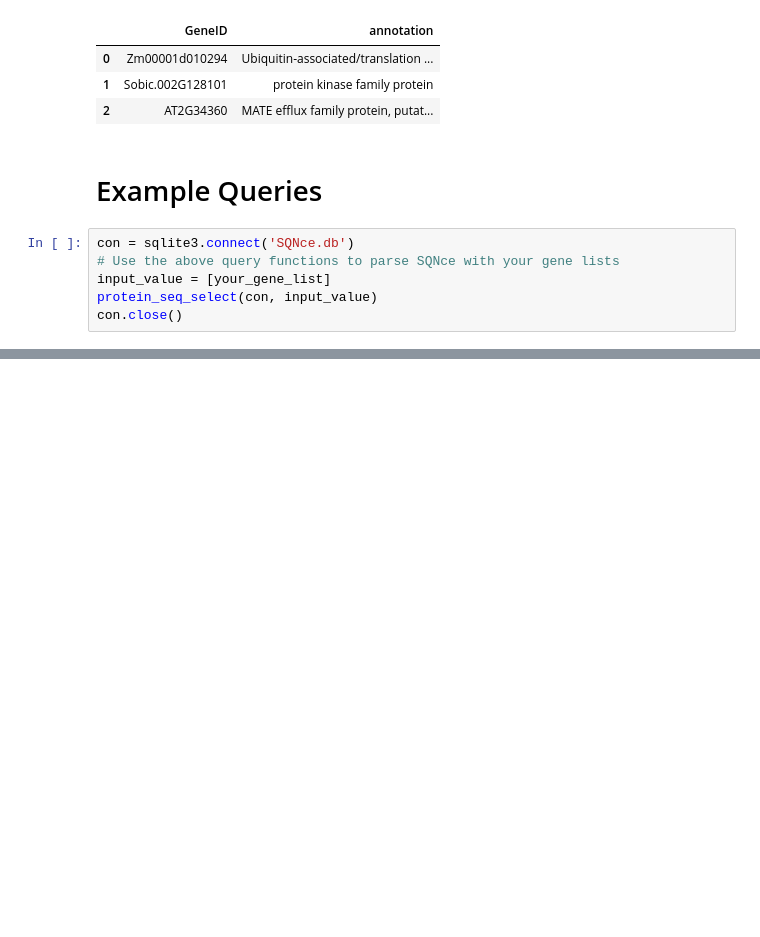
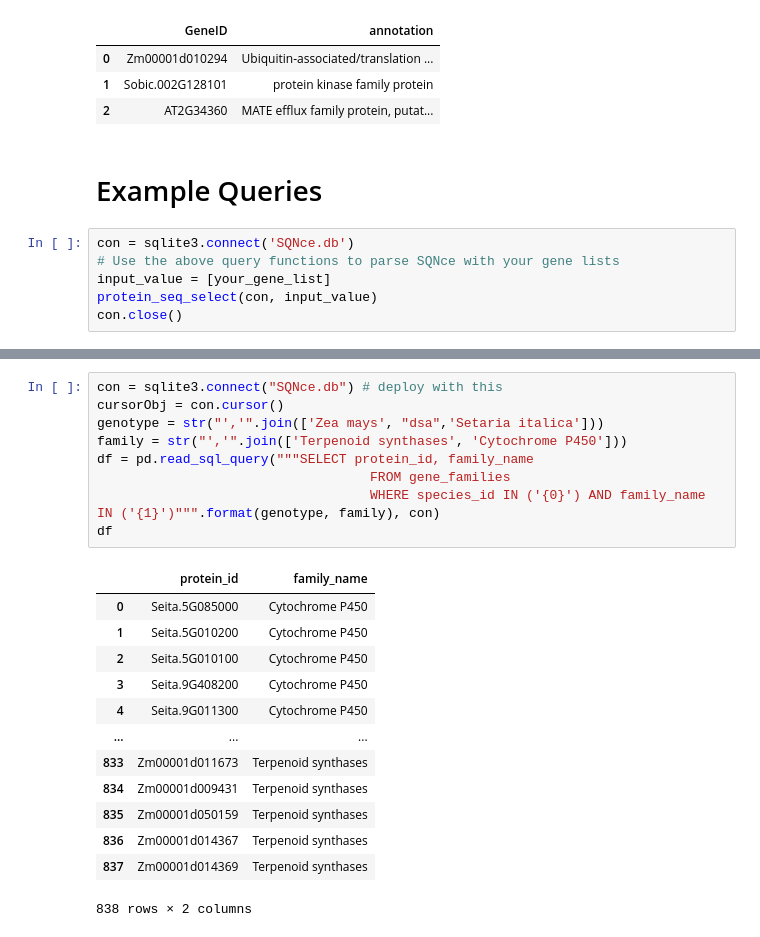
Before and after one commit to eporetsky/SQNce, a Jupyter notebook: SQNce.ipynb, the cells around one changed output, grey strips where cells are left out. Cells and saved outputs as stored; diff of their text form; blank space fills up the shorter version.

Commit message:
Added queries for gene_families table

```diff
--- a/SQNce.ipynb
+++ b/SQNce.ipynb
@@ -617,0 +668,23 @@ con.close()
+# %%
+con = sqlite3.connect("SQNce.db") # deploy with this
+cursorObj = con.cursor()
+genotype = str("','".join(['Zea mays', "dsa",'Setaria italica']))
+family = str("','".join(['Terpenoid synthases', 'Cytochrome P450']))
+df = pd.read_sql_query("""SELECT protein_id, family_name
+                                   FROM gene_families
+                                   WHERE species_id IN ('{0}') AND family_name IN ('{1}')""".format(genotype, family), con)
+df
+# %% [output]
+|  | protein_id | family_name |
+| 0 | Seita.5G085000 | Cytochrome P450 |
+| 1 | Seita.5G010200 | Cytochrome P450 |
+| 2 | Seita.5G010100 | Cytochrome P450 |
+| 3 | Seita.9G408200 | Cytochrome P450 |
+| 4 | Seita.9G011300 | Cytochrome P450 |
+| ... | ... | ... |
+| 833 | Zm00001d011673 | Terpenoid synthases |
+| 834 | Zm00001d009431 | Terpenoid synthases |
+| 835 | Zm00001d050159 | Terpenoid synthases |
+| 836 | Zm00001d014367 | Terpenoid synthases |
+| 837 | Zm00001d014369 | Terpenoid synthases |
+838 rows × 2 columns
```
Also changed, not shown: parts of 5 cells of this notebook.
